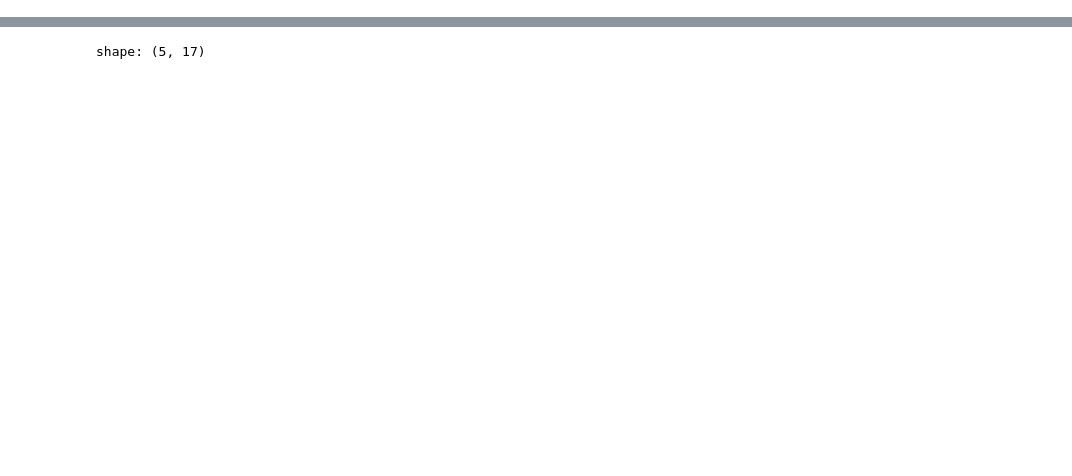
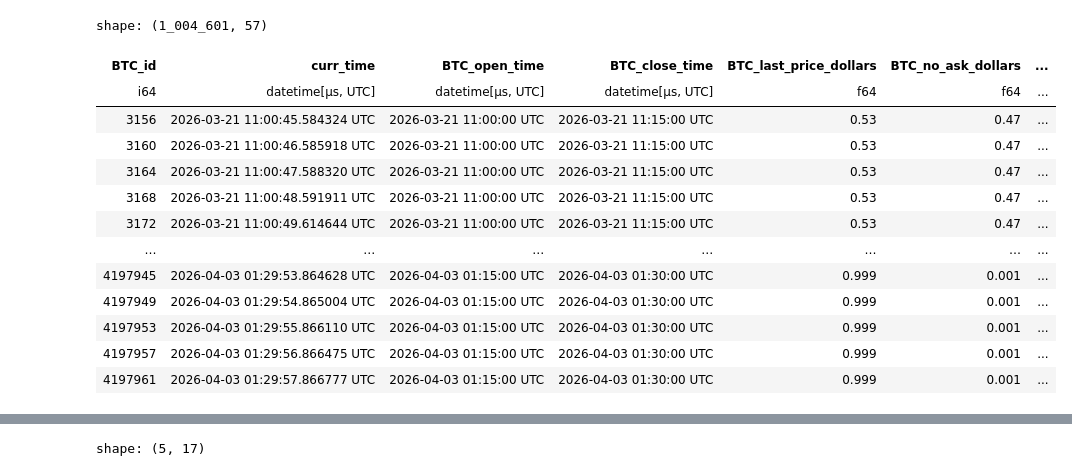
Before and after one commit to erxcshi/crypto_pred_market, a Jupyter notebook: data_gather/cleaning.ipynb, the cells around one changed output, grey strips where cells are left out. Cells and saved outputs as stored; diff of their text form; code cells hidden in the pictures; blank space fills up the shorter version.

```diff
--- a/data_gather/cleaning.ipynb
+++ b/data_gather/cleaning.ipynb
@@ -195,0 +322,17 @@ shape: (8_425_362, 21)
+# %%
+combined.sort('curr_time')
+# %% [output]
+shape: (1_004_601, 57)
+| BTC_id | curr_time | BTC_open_time | BTC_close_time | BTC_last_price_dollars | BTC_no_ask_dollars | ... |
+| i64 | datetime[μs, UTC] | datetime[μs, UTC] | datetime[μs, UTC] | f64 | f64 | ... |
+| 3156 | 2026-03-21 11:00:45.584324 UTC | 2026-03-21 11:00:00 UTC | 2026-03-21 11:15:00 UTC | 0.53 | 0.47 | ... |
+| 3160 | 2026-03-21 11:00:46.585918 UTC | 2026-03-21 11:00:00 UTC | 2026-03-21 11:15:00 UTC | 0.53 | 0.47 | ... |
+| 3164 | 2026-03-21 11:00:47.588320 UTC | 2026-03-21 11:00:00 UTC | 2026-03-21 11:15:00 UTC | 0.53 | 0.47 | ... |
+| 3168 | 2026-03-21 11:00:48.591911 UTC | 2026-03-21 11:00:00 UTC | 2026-03-21 11:15:00 UTC | 0.53 | 0.47 | ... |
+| 3172 | 2026-03-21 11:00:49.614644 UTC | 2026-03-21 11:00:00 UTC | 2026-03-21 11:15:00 UTC | 0.53 | 0.47 | ... |
+| … | … | … | … | … | … | ... |
+| 4197945 | 2026-04-03 01:29:53.864628 UTC | 2026-04-03 01:15:00 UTC | 2026-04-03 01:30:00 UTC | 0.999 | 0.001 | ... |
+| 4197949 | 2026-04-03 01:29:54.865004 UTC | 2026-04-03 01:15:00 UTC | 2026-04-03 01:30:00 UTC | 0.999 | 0.001 | ... |
+| 4197953 | 2026-04-03 01:29:55.866110 UTC | 2026-04-03 01:15:00 UTC | 2026-04-03 01:30:00 UTC | 0.999 | 0.001 | ... |
+| 4197957 | 2026-04-03 01:29:56.866475 UTC | 2026-04-03 01:15:00 UTC | 2026-04-03 01:30:00 UTC | 0.999 | 0.001 | ... |
+| 4197961 | 2026-04-03 01:29:57.866777 UTC | 2026-04-03 01:15:00 UTC | 2026-04-03 01:30:00 UTC | 0.999 | 0.001 | ... |
```
Also changed, not shown: parts of 22 cells of this notebook, 9 other files.
